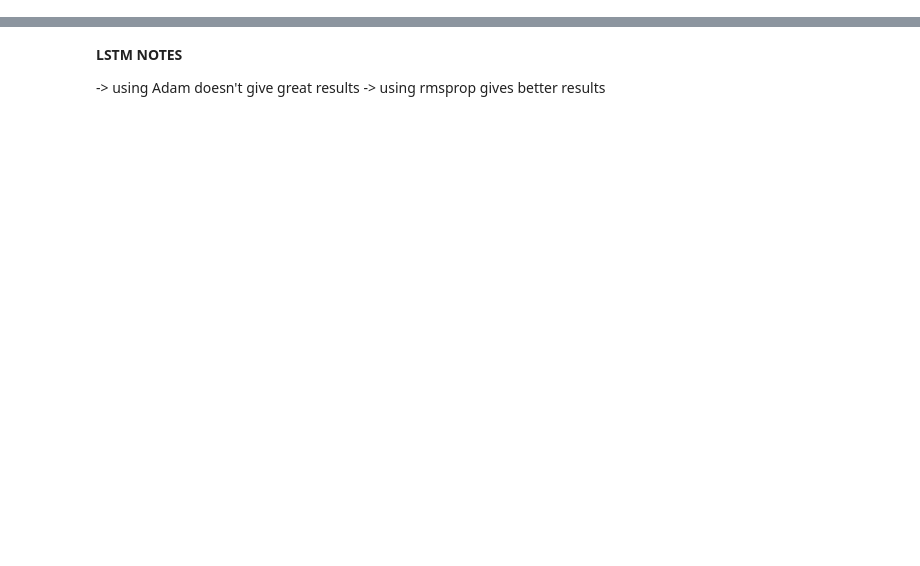
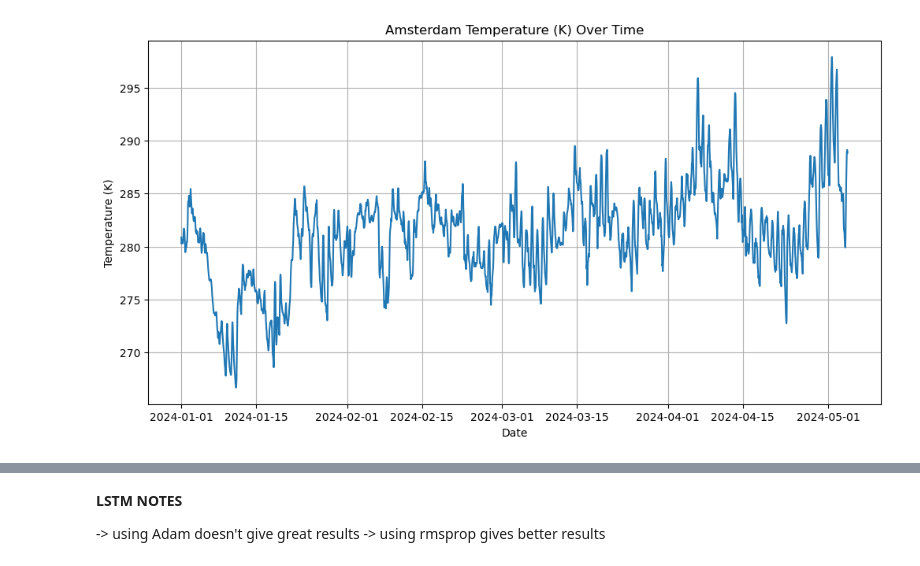
Before and after one commit to AlexaVT03/Project2-2, a Jupyter notebook: Project_2-2/Python/LSTM/LSTM.ipynb, the cells around one changed output, grey strips where cells are left out. Cells and saved outputs as stored; diff of their text form; code cells hidden in the pictures; blank space fills up the shorter version.

Commit message:
new LSTM notebook and data pre procsessor from Leo as his github has some problems

```diff
--- a/Project_2-2/Python/LSTM/LSTM.ipynb
+++ b/Project_2-2/Python/LSTM/LSTM.ipynb
@@ -27,2 +30,3 @@ import seaborn as sns
 # %%
-nl_df = pd.read_csv('/Users/lpaggen/Documents/DACS COURSES/Project2-2/Project2-2/Project_2-2/netherlands_data/train_set/processed_data.csv')
+nl_df = pd.read_csv('/Users/lpaggen/Documents/DACS COURSES/Project2-2/Project_2-2/NL_data/train_set/big_data.csv')
+# test_set = pd.read_csv('/Users/lpaggen/Documents/DACS COURSES/Project2-2/Project_2-2/NL_data/test_set/processed_data.csv')
@@ -83,0 +33,35 @@ print("Y_valid_tensor shape:", Y_valid_tensor.shape)
+# %%
+# due (i suppose) to the large size of the file, there was an issue with some dummy variables, we can fix it easily
+
+nl_df['time'] = pd.to_datetime(nl_df['time'])
+affected_month_columns = ['month_6', 'month_7', 'month_8', 'month_9', 'month_10', 'month_11', 'month_12']
+df_dummies = pd.get_dummies(nl_df['time'].dt.month, prefix = 'month', dummy_na = True)
+nl_df[affected_month_columns] = df_dummies[['month_6.0', 'month_7.0', 'month_8.0', 'month_9.0', 'month_10.0', 'month_11.0', 'month_12.0']]
+nl_df = nl_df.sort_values(by = ['time'])
+
+# can get all "major" cities df below
+ams_df = nl_df[(nl_df['latitude'] == 52.25) & (nl_df['longitude'] == 5.)]
+middelburg_df = nl_df[(nl_df['latitude'] == 51.50) & (nl_df['longitude'] == 3.5)]
+hertogenbosch_df = nl_df[(nl_df['latitude'] == 51.75) & (nl_df['longitude'] == 5.5)]
+maastricht_df = nl_df[(nl_df['latitude'] == 51.) & (nl_df['longitude'] == 5.75)]
+utrecht_df = nl_df[(nl_df['latitude'] == 52.) & (nl_df['longitude'] == 5.)]
+hague_df = nl_df[(nl_df['latitude'] == 52.) & (nl_df['longitude'] == 4.25)]
+arnhem_df = nl_df[(nl_df['latitude'] == 52.) & (nl_df['longitude'] == 6.)]
+lelystad_df = nl_df[(nl_df['latitude'] == 52.5) & (nl_df['longitude'] == 5.5)]
+zwolle_df = nl_df[(nl_df['latitude'] == 52.5) & (nl_df['longitude'] == 6.)]
+leeuwarden_df = nl_df[(nl_df['latitude'] == 53.25) & (nl_df['longitude'] == 5.75)]
+assen_df = nl_df[(nl_df['latitude'] == 53.) & (nl_df['longitude'] == 6.5)]
+groningen_df = nl_df[(nl_df['latitude'] == 53.25) & (nl_df['longitude'] == 6.5)]
+
+ams_tr, ams_ts = ams_df.iloc[:122712], ams_df.iloc[122712:]
+middelburg_tr, middelburg_ts = middelburg_df.iloc[:122712], middelburg_df.iloc[122712:]
+hertogenbosch_tr, hertogenbosch_ts = hertogenbosch_df.iloc[:122712], hertogenbosch_df.iloc[122712:]
+maastricht_tr, maastricht_ts = maastricht_df.iloc[:122712], maastricht_df.iloc[122712:]
+utrecht_tr, utrecht_ts = utrecht_df.iloc[:122712], utrecht_df.iloc[122712:]
+hague_tr, hague_ts = hague_df.iloc[:122712], hague_df.iloc[122712:]
+arnhem_tr, arnhem_ts = arnhem_df.iloc[:122712], arnhem_df.iloc[122712:]
+lelystad_tr, lelystad_ts = lelystad_df[:122712], lelystad_df[122712:]
+zwolle_tr, zwolle_ts = zwolle_df[:122712], zwolle_df[122712:]
+leeuwarden_tr, leeuwarden_ts = leeuwarden_df[:122712], leeuwarden_df[122712:]
+assen_tr, assen_ts = assen_df[:122712], assen_df[122712:]
+groningen_tr, groningen_ts = groningen_df.iloc[:122712], groningen_df.iloc[122712:]
@@ -83,0 +146,9 @@ print("Y_valid_tensor shape:", Y_valid_tensor.shape)
+# %%
+plt.figure(figsize = (12, 6))
+plt.plot(ams_ts['time'], ams_ts['t2m'])
+plt.title("Amsterdam Temperature (K) Over Time")
+plt.xlabel("Date")
+plt.ylabel("Temperature (K)")
+plt.grid(True)
+# %% [output]
+[figure, added]
```
Also changed, not shown: parts of 38 cells of this notebook, 1 other file.
